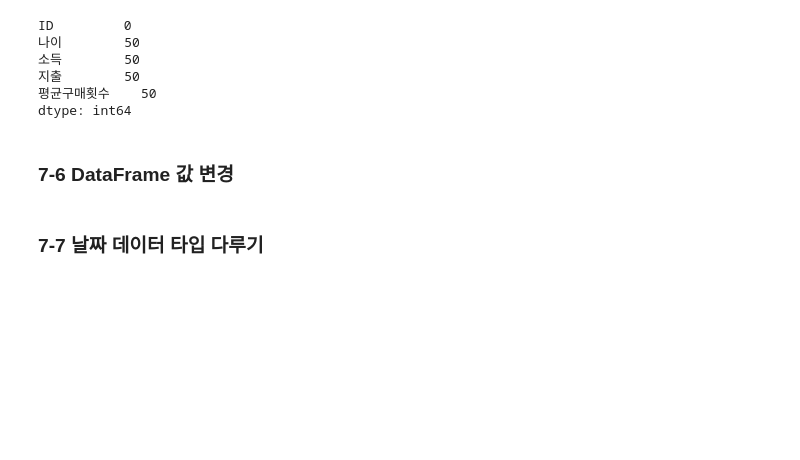
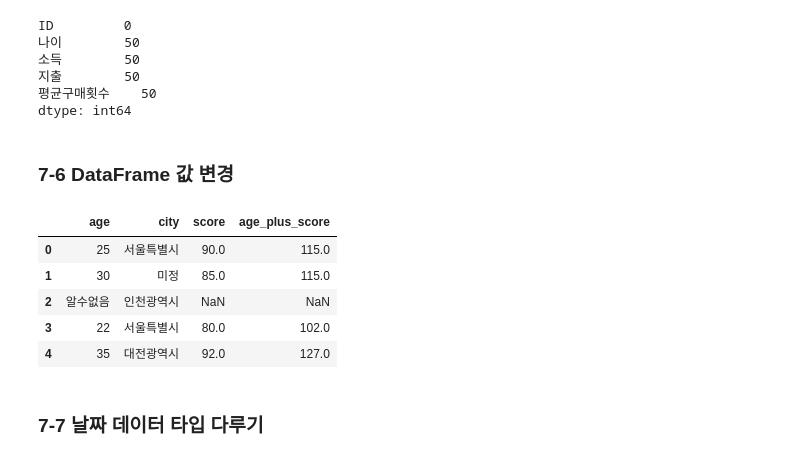
Before and after one commit to Hyunhee97/Data-Analysis-with-Open-Source, a Jupyter notebook: 오픈소스_데이터_분석_7강.ipynb, the cells around one changed output. Cells and saved outputs as stored; diff of their text form; code cells hidden in the pictures; blank space fills up the shorter version.

```diff
--- a/오픈소스_데이터_분석_7강.ipynb
+++ b/오픈소스_데이터_분석_7강.ipynb
@@ -172,25 +173,50 @@ dtype: int64
 # %%
 import pandas as pd
 
 data = {'age': [25, 30, None, 22, 35],
         'city': ['Seoul', None, 'Incheon', 'Seoul', 'Daejeon'],
         'score': [90, 85, None, 80, 92]}
 df = pd.DataFrame(data)
 
 ### replace를 이용한 Seoul -> 서울
+df['city'] = df['city'].replace('Seoul', '서울')
+
 
 ### replace를 이용한 None -> 미정, Incheon -> 인천
+df['city'] = df['city'].replace({None:'미정', 'Incheon':'인천'})
 
 ### map을 이용한 값 변경
+df = pd.DataFrame(data)
 city_map = {'Seoul': '서울특별시', None: '미정', 'Incheon':'인천광역시', 'Daejeon':'대전광역시'}
+df['city'] = df['city'].map(city_map)
+df['age'] = df['age'].map(lambda x: f" {int(x)}" if pd.notna(x) else "알수없음")
 
 ### apply 함수를 이용한 값 변경
+def age_plus_score(row):
+    age = float(row['age']) if pd.notna(row['age']) else 0
+    score = float(row['score']) if pd.notna(row['score']) else 0
+    return age + score
+df['age_plus_score'] = df.apply(
+    lambda row: (pd.to_numeric(row['age'], errors='coerce') or 0) +
+                (pd.to_numeric(row['score'], errors='coerce') or 0),
+    axis=1
+)
+
 
 ### apply 함수를 이용한 행단위 값 변경
 
 ### loc 인덱스를 이용한 값 변경
 
 ### where 함수를 이용한 값 변경
+
+df
+# %% [output]
+|  | age | city | score | age_plus_score |
+| 0 | 25 | 서울특별시 | 90.0 | 115.0 |
+| 1 | 30 | 미정 | 85.0 | 115.0 |
+| 2 | 알수없음 | 인천광역시 | NaN | NaN |
+| 3 | 22 | 서울특별시 | 80.0 | 102.0 |
+| 4 | 35 | 대전광역시 | 92.0 | 127.0 |
 # %% [markdown]
 ### 7-7 날짜 데이터 타입 다루기
 # %%
```
Also changed, not shown: parts of 1 cell of this notebook.
